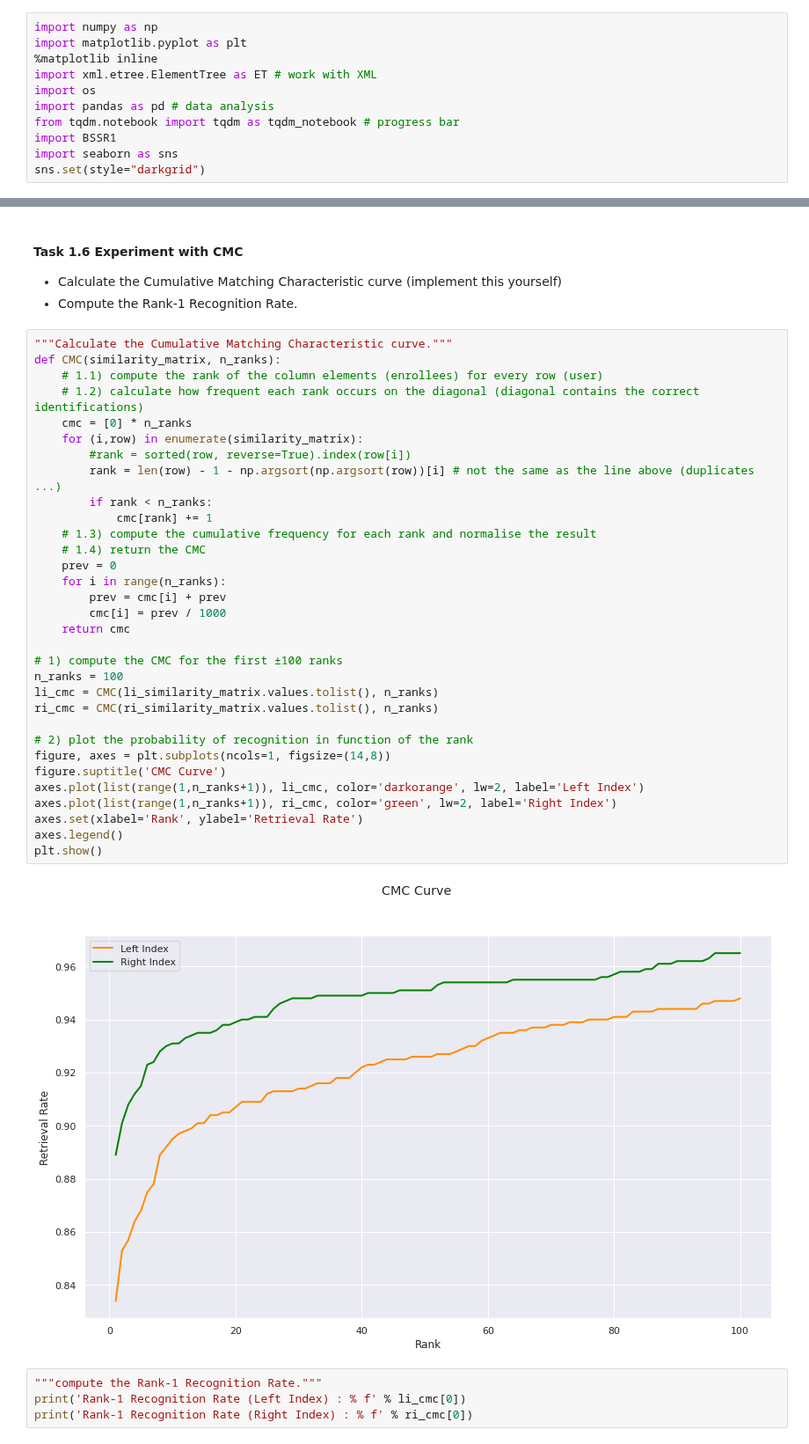
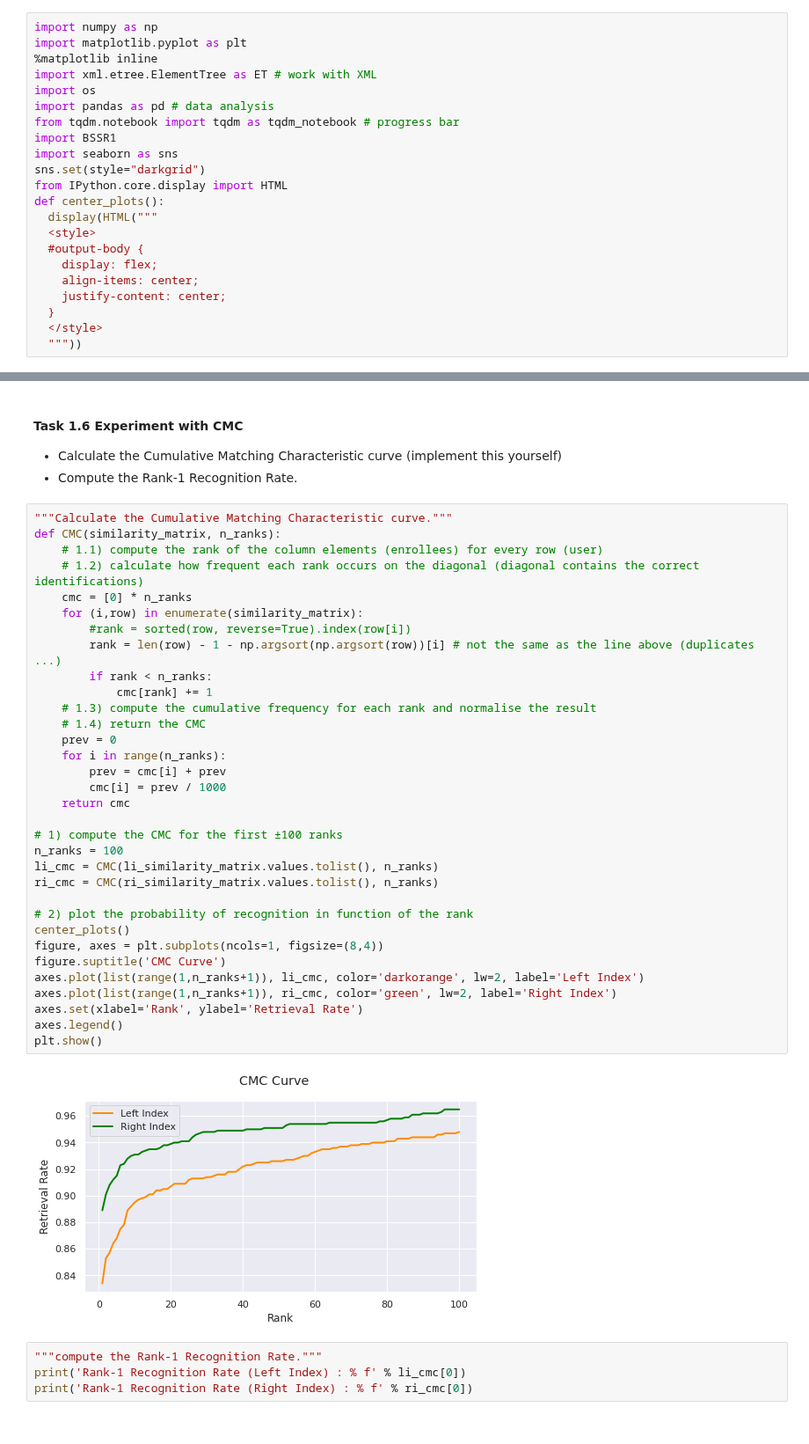
Before and after one commit to BrunoVandekerkhove/biometric-systems, a Jupyter notebook: evaluation/evaluation.ipynb, the cells around one changed output, grey strips where cells are left out. Shown at 88% size. Drawn from its saved outputs; the diff is of its cells as text.

```diff
--- a/evaluation/evaluation.ipynb
+++ b/evaluation/evaluation.ipynb
@@ -25,6 +22,17 @@ from tqdm.notebook import tqdm as tqdm_notebook # progress bar
 import BSSR1
 import seaborn as sns
 sns.set(style="darkgrid")
+from IPython.core.display import HTML
+def center_plots():
+  display(HTML("""
+  <style>
+  #output-body {
+    display: flex;
+    align-items: center;
+    justify-content: center;
+  }
+  </style>
+  """))
 # %% [markdown]
 ## Read Dataset
 # %%
@@ -586,35 +548,36 @@ CMC curves can easily be generated once you have the ranked matching scores for
 def CMC(similarity_matrix, n_ranks):
     # 1.1) compute the rank of the column elements (enrollees) for every row (user)
     # 1.2) calculate how frequent each rank occurs on the diagonal (diagonal contains the correct identifications)
     cmc = [0] * n_ranks
     for (i,row) in enumerate(similarity_matrix):
         #rank = sorted(row, reverse=True).index(row[i])
         rank = len(row) - 1 - np.argsort(np.argsort(row))[i] # not the same as the line above (duplicates ...)
         if rank < n_ranks:
             cmc[rank] += 1
     # 1.3) compute the cumulative frequency for each rank and normalise the result
     # 1.4) return the CMC
     prev = 0
     for i in range(n_ranks):
         prev = cmc[i] + prev
         cmc[i] = prev / 1000
     return cmc
 
 # 1) compute the CMC for the first ±100 ranks
 n_ranks = 100
 li_cmc = CMC(li_similarity_matrix.values.tolist(), n_ranks)
 ri_cmc = CMC(ri_similarity_matrix.values.tolist(), n_ranks)
 
 # 2) plot the probability of recognition in function of the rank
-figure, axes = plt.subplots(ncols=1, figsize=(14,8))
+center_plots()
+figure, axes = plt.subplots(ncols=1, figsize=(8,4))
 figure.suptitle('CMC Curve')
 axes.plot(list(range(1,n_ranks+1)), li_cmc, color='darkorange', lw=2, label='Left Index')
 axes.plot(list(range(1,n_ranks+1)), ri_cmc, color='green', lw=2, label='Right Index')
 axes.set(xlabel='Rank', ylabel='Retrieval Rate')
 axes.legend()
 plt.show()
 # %% [output]
-[figure, old version]
+[figure, new version]
 # %%
 """compute the Rank-1 Recognition Rate."""
 print('Rank-1 Recognition Rate (Left Index) : % f' % li_cmc[0])
```
Also changed, not shown: parts of 29 cells of this notebook.
